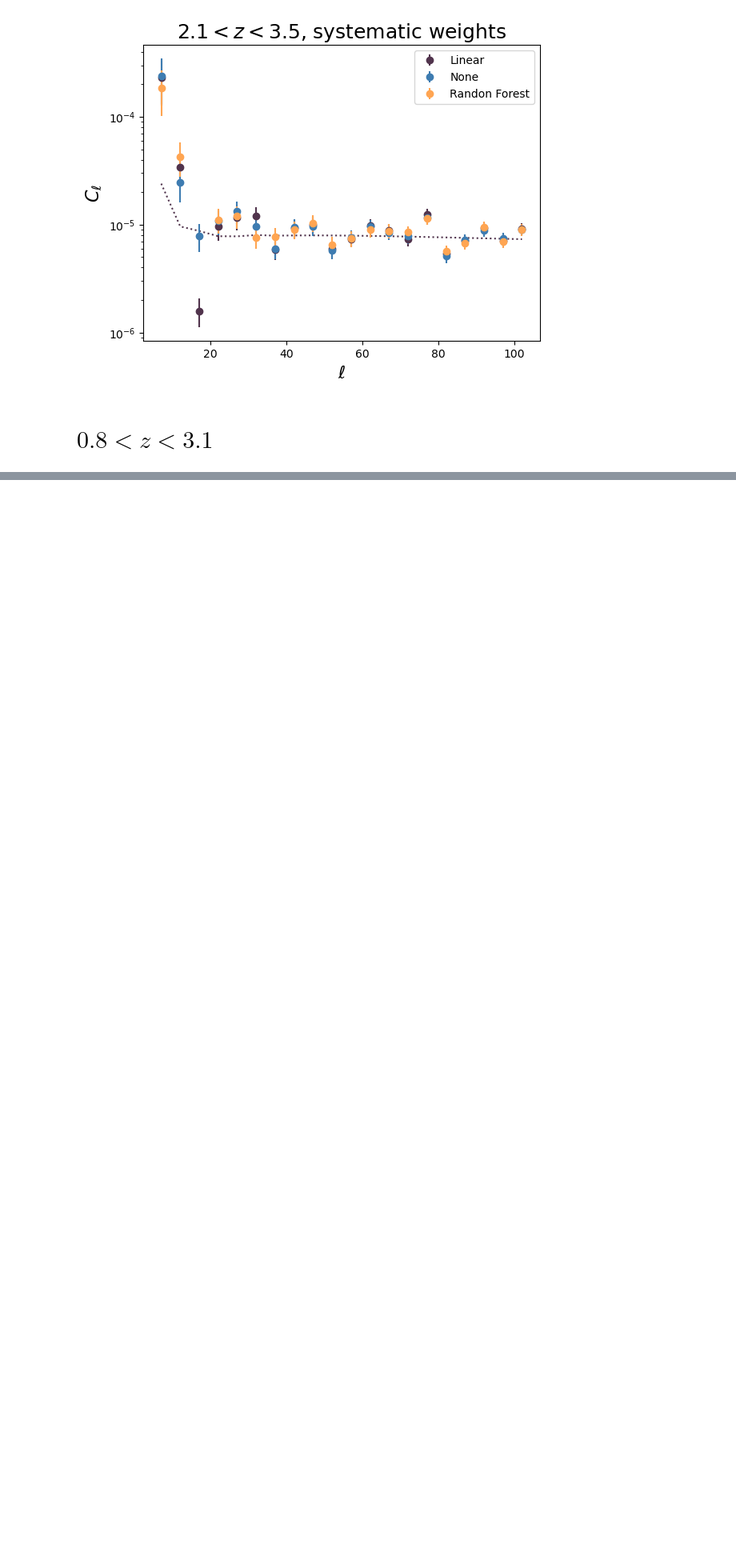
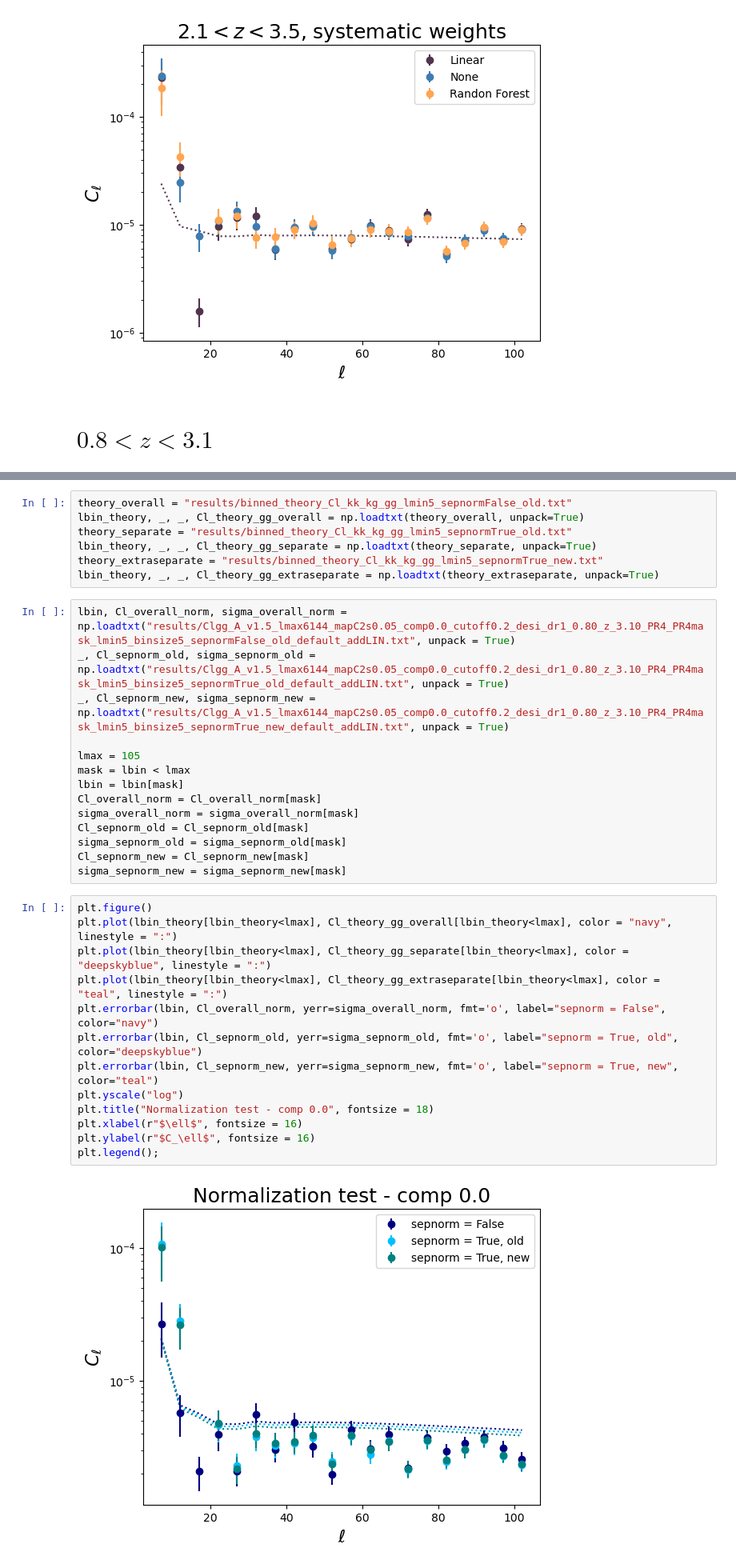
Before and after one commit to sofiachiarenza/DESI_X_BLAST, a Jupyter notebook: tests.ipynb, the cells around one changed output, grey strips where cells are left out. Shown at 80% size. Saved outputs shown, nothing was run; the diff lists cells and outputs as text; blank space fills up the shorter version.

```diff
--- a/tests.ipynb
+++ b/tests.ipynb
@@ -376,0 +381,36 @@ plt.legend();
+# %%
+theory_overall = "results/binned_theory_Cl_kk_kg_gg_lmin5_sepnormFalse_old.txt"
+lbin_theory, _, _, Cl_theory_gg_overall = np.loadtxt(theory_overall, unpack=True)
+theory_separate = "results/binned_theory_Cl_kk_kg_gg_lmin5_sepnormTrue_old.txt"
+lbin_theory, _, _, Cl_theory_gg_separate = np.loadtxt(theory_separate, unpack=True)
+theory_extraseparate = "results/binned_theory_Cl_kk_kg_gg_lmin5_sepnormTrue_new.txt"
+lbin_theory, _, _, Cl_theory_gg_extraseparate = np.loadtxt(theory_extraseparate, unpack=True)
+# %%
+lbin, Cl_overall_norm, sigma_overall_norm = np.loadtxt("results/Clgg_A_v1.5_lmax6144_mapC2s0.05_comp0.0_cutoff0.2_desi_dr1_0.80_z_3.10_PR4_PR4mask_lmin5_binsize5_sepnormFalse_old_default_addLIN.txt", unpack = True)
+_, Cl_sepnorm_old, sigma_sepnorm_old = np.loadtxt("results/Clgg_A_v1.5_lmax6144_mapC2s0.05_comp0.0_cutoff0.2_desi_dr1_0.80_z_3.10_PR4_PR4mask_lmin5_binsize5_sepnormTrue_old_default_addLIN.txt", unpack = True)
+_, Cl_sepnorm_new, sigma_sepnorm_new = np.loadtxt("results/Clgg_A_v1.5_lmax6144_mapC2s0.05_comp0.0_cutoff0.2_desi_dr1_0.80_z_3.10_PR4_PR4mask_lmin5_binsize5_sepnormTrue_new_default_addLIN.txt", unpack = True)
+
+lmax = 105
+mask = lbin < lmax
+lbin = lbin[mask]
+Cl_overall_norm = Cl_overall_norm[mask]
+sigma_overall_norm = sigma_overall_norm[mask]
+Cl_sepnorm_old = Cl_sepnorm_old[mask]
+sigma_sepnorm_old = sigma_sepnorm_old[mask]
+Cl_sepnorm_new = Cl_sepnorm_new[mask]
+sigma_sepnorm_new = sigma_sepnorm_new[mask]
+# %%
+plt.figure()
+plt.plot(lbin_theory[lbin_theory<lmax], Cl_theory_gg_overall[lbin_theory<lmax], color = "navy", linestyle = ":")
+plt.plot(lbin_theory[lbin_theory<lmax], Cl_theory_gg_separate[lbin_theory<lmax], color = "deepskyblue", linestyle = ":")
+plt.plot(lbin_theory[lbin_theory<lmax], Cl_theory_gg_extraseparate[lbin_theory<lmax], color = "teal", linestyle = ":")
+plt.errorbar(lbin, Cl_overall_norm, yerr=sigma_overall_norm, fmt='o', label="sepnorm = False", color="navy")
+plt.errorbar(lbin, Cl_sepnorm_old, yerr=sigma_sepnorm_old, fmt='o', label="sepnorm = True, old", color="deepskyblue")
+plt.errorbar(lbin, Cl_sepnorm_new, yerr=sigma_sepnorm_new, fmt='o', label="sepnorm = True, new", color="teal")
+plt.yscale("log")
+plt.title("Normalization test - comp 0.0", fontsize = 18)
+plt.xlabel(r"$\ell$", fontsize = 16)
+plt.ylabel(r"$C_\ell$", fontsize = 16)
+plt.legend();
+# %% [output]
+[figure, added]
```
Also changed, not shown: parts of 13 cells of this notebook.
